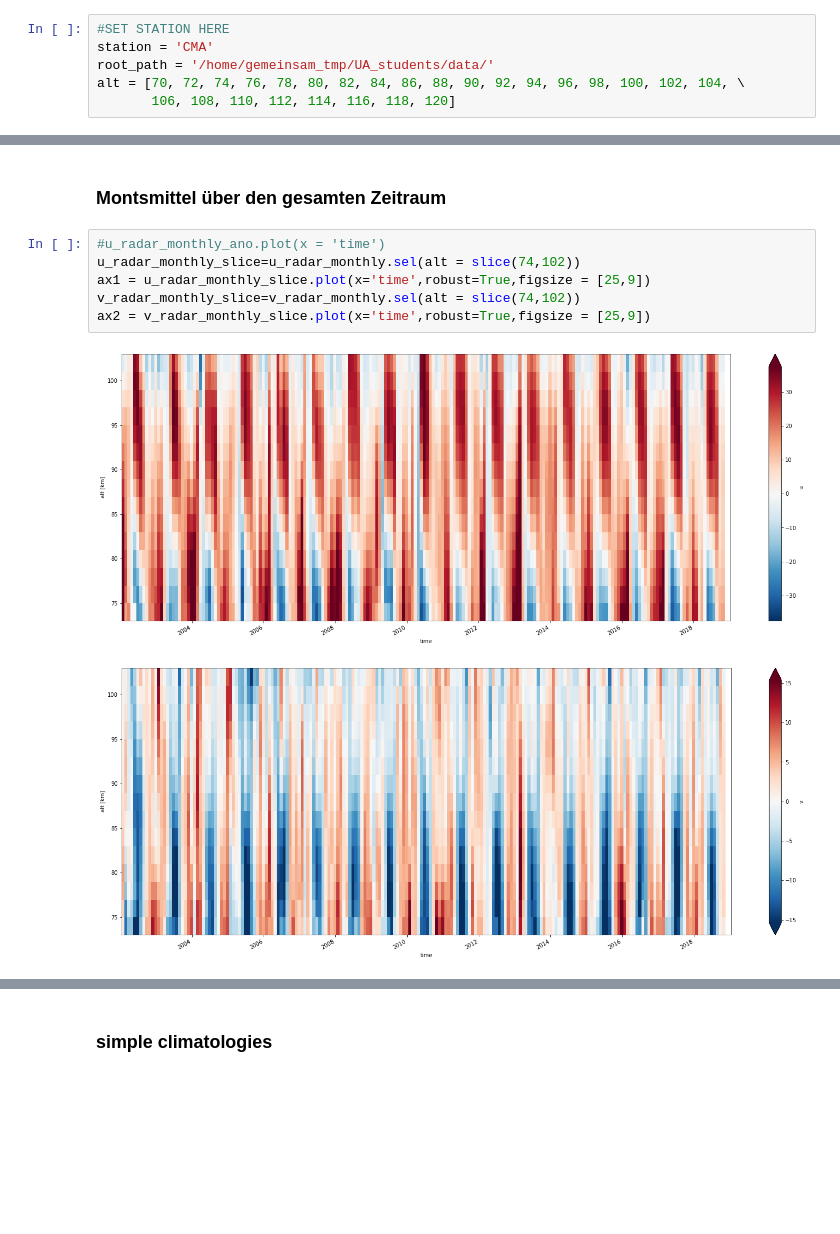
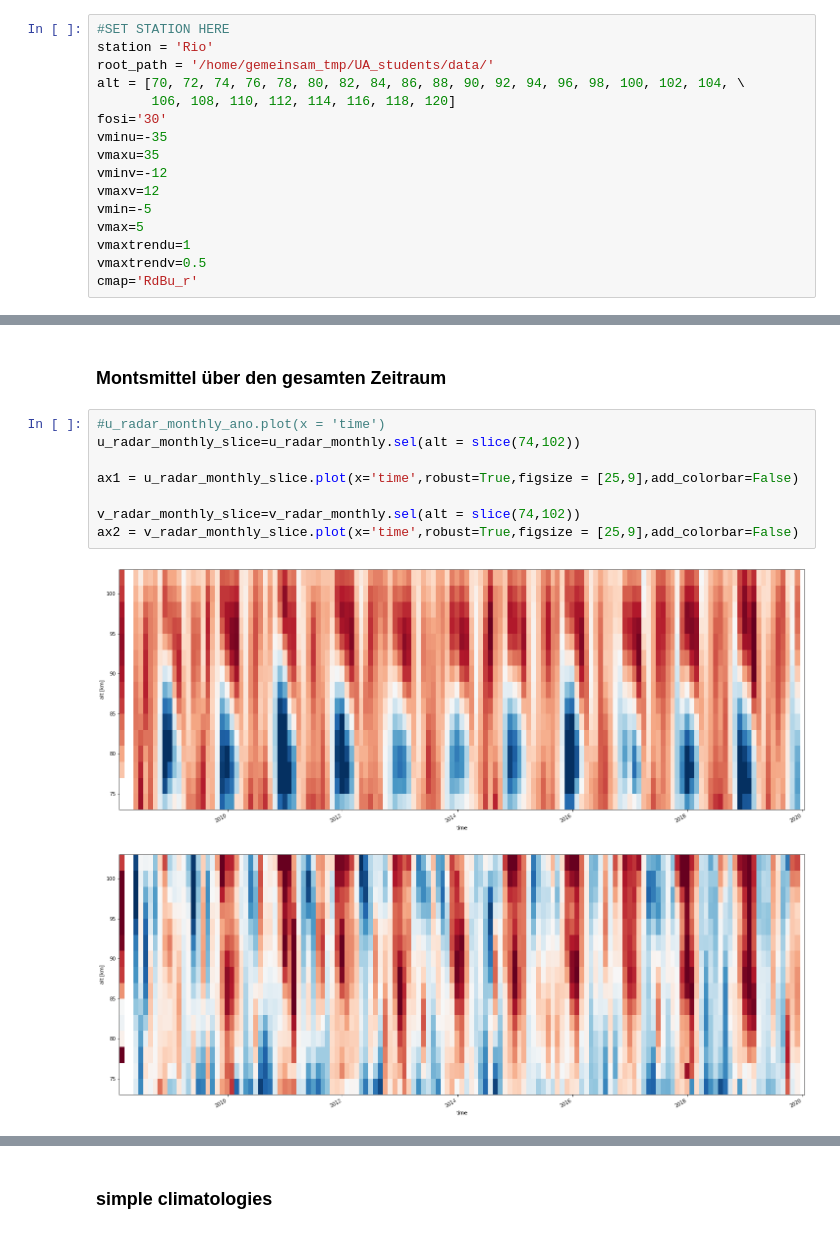
Before and after one commit to VACILT/trends_project, a Jupyter notebook: data_introduction_jason.ipynb, the cells around one changed output, grey strips where cells are left out. Saved outputs shown, nothing was run; the diff lists cells and outputs as text; blank space fills up the shorter version.

```diff
--- a/data_introduction_jason.ipynb
+++ b/data_introduction_jason.ipynb
@@ -9,10 +9,20 @@ from matplotlib.legend_handler import HandlerLineCollection, HandlerTuple
 from scipy import stats
 # %%
 #SET STATION HERE
-station = 'CMA'
+station = 'Rio'
 root_path = '/home/gemeinsam_tmp/UA_students/data/'
 alt = [70, 72, 74, 76, 78, 80, 82, 84, 86, 88, 90, 92, 94, 96, 98, 100, 102, 104, \
        106, 108, 110, 112, 114, 116, 118, 120]
+fosi='30'
+vminu=-35
+vmaxu=35
+vminv=-12
+vmaxv=12
+vmin=-5
+vmax=5
+vmaxtrendu=1
+vmaxtrendv=0.5
+cmap='RdBu_r'
 # %% [raw]
 file = 'Meteor_radar_Dav_GW_201912.h5'
 xr.open_dataset( f'{root_path}{station}/{file}', group='info')#['day']
@@ -224,12 +234,14 @@ ekin_radar_monthly_ano = time_mean('M', ekin_radar_monano)
 # %%
 #u_radar_monthly_ano.plot(x = 'time')
 u_radar_monthly_slice=u_radar_monthly.sel(alt = slice(74,102))
-ax1 = u_radar_monthly_slice.plot(x='time',robust=True,figsize = [25,9])
+
+ax1 = u_radar_monthly_slice.plot(x='time',robust=True,figsize = [25,9],add_colorbar=False)
+
 v_radar_monthly_slice=v_radar_monthly.sel(alt = slice(74,102))
-ax2 = v_radar_monthly_slice.plot(x='time',robust=True,figsize = [25,9])
+ax2 = v_radar_monthly_slice.plot(x='time',robust=True,figsize = [25,9],add_colorbar=False)
 # %% [output]
-[figure, old version]
+[figure, new version]
-[figure, old version]
+[figure, new version]
 # %%
 ## GRAVITY WAVES
 u_gw_radar_monthly_slice=u_gw_radar_monthly.sel(alt = slice(74,102))
```
Also changed, not shown: parts of 37 cells of this notebook.
